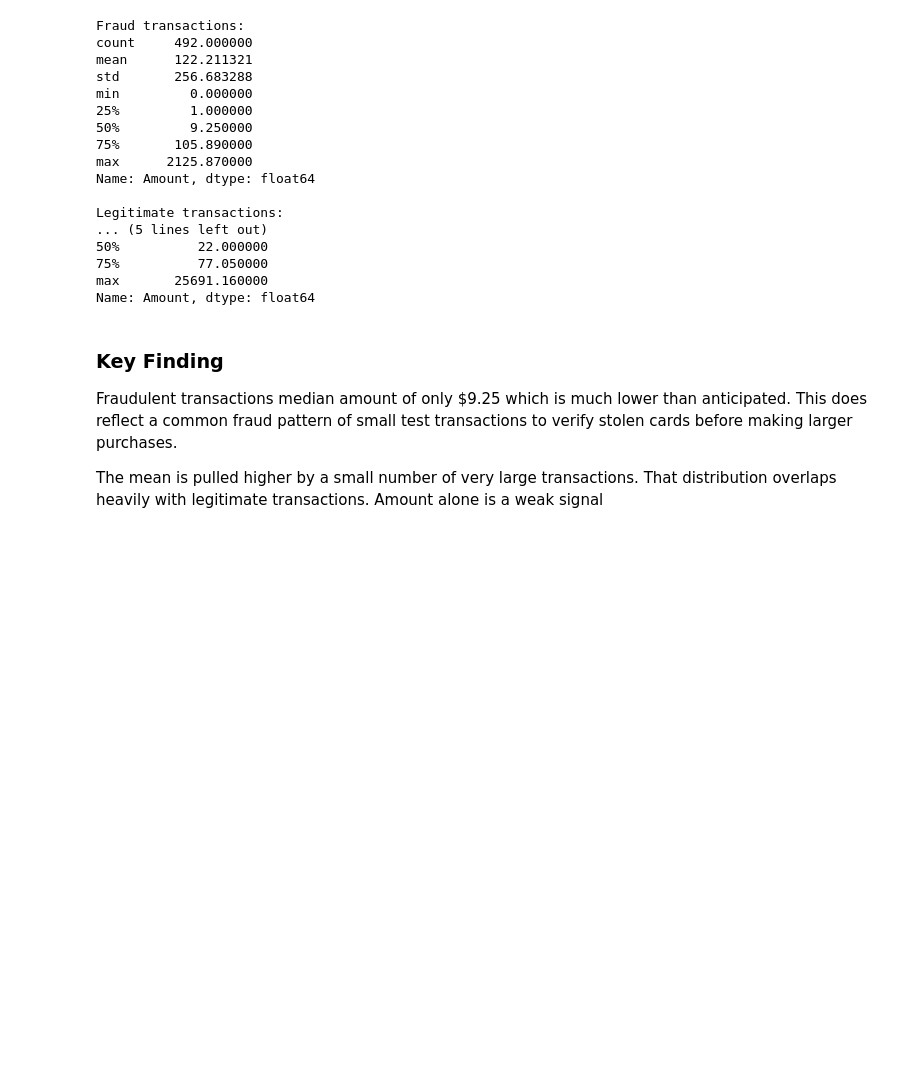
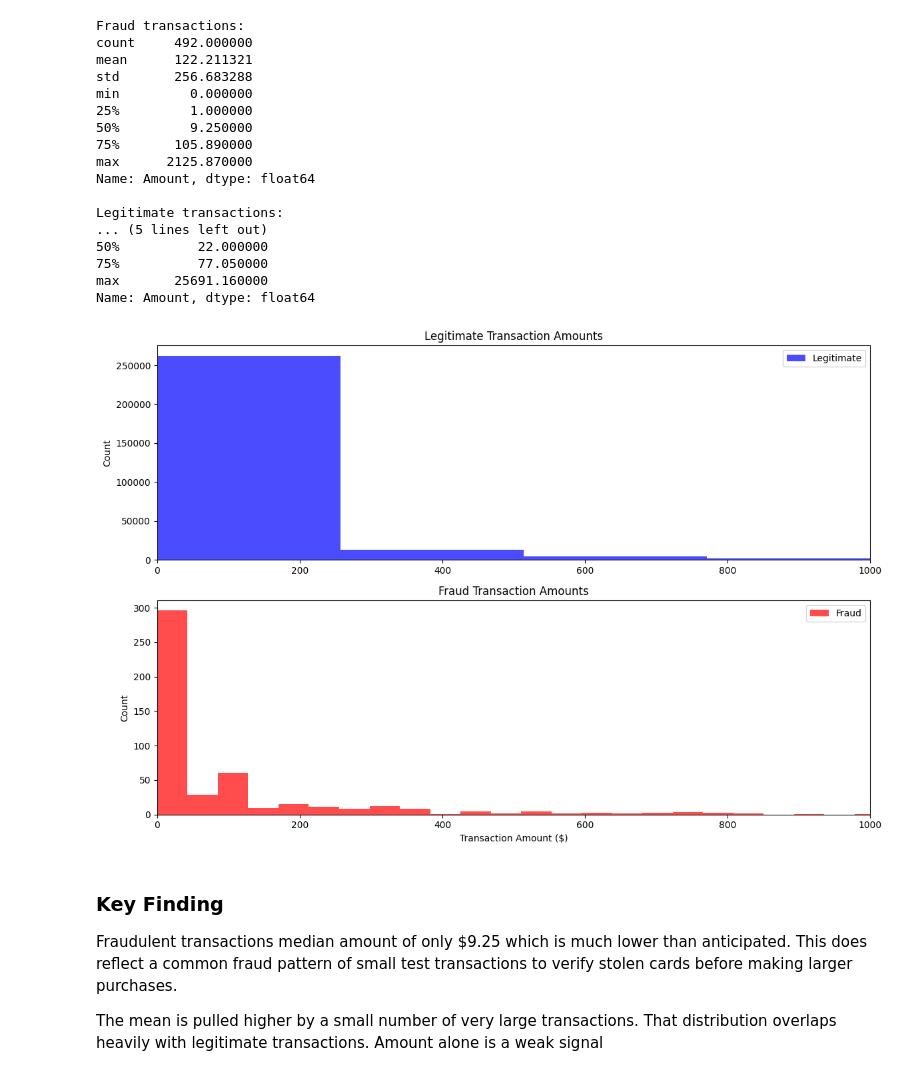
Before and after one commit to Ism2121/fraud-detection, a Jupyter notebook: notebooks/01_EDA_and_rules.ipynb, the cells around one changed output. Cells and saved outputs as stored; diff of their text form; code cells hidden in the pictures; blank space fills up the shorter version.

```diff
--- a/notebooks/01_EDA_and_rules.ipynb
+++ b/notebooks/01_EDA_and_rules.ipynb
@@ -91,6 +106,26 @@ Legitimate transactions:
 75%          77.050000
 max       25691.160000
 Name: Amount, dtype: float64
+# %%
+fig, (ax1, ax2) = plt.subplots(2, 1, figsize=(12,8))
+
+ax1.hist(df[df['Class']==0]['Amount'], bins=100, alpha=0.7, color='blue', label='Legitimate')
+ax1.set_title('Legitimate Transaction Amounts')
+ax1.set_ylabel('Count')
+ax1.set_xlim(0, 1000)
+ax1.legend()
+
+ax2.hist(df[df['Class']==1]['Amount'], bins=50, alpha=0.7, color='red', label='Fraud')
+ax2.set_title('Fraud Transaction Amounts')
+ax2.set_ylabel('Count')
+ax2.set_xlim(0, 1000)
+ax2.legend()
+
+plt.xlabel('Transaction Amount ($)')
+plt.tight_layout()
+plt.show()
+# %% [output]
+[figure, added]
 # %% [markdown]
 ### Key Finding
 Fraudulent transactions median amount of only $9.25 which is much lower than anticipated. This does reflect a common fraud pattern of small test transactions to verify stolen cards before making larger purchases.
```
Also changed, not shown: parts of 4 cells of this notebook.
